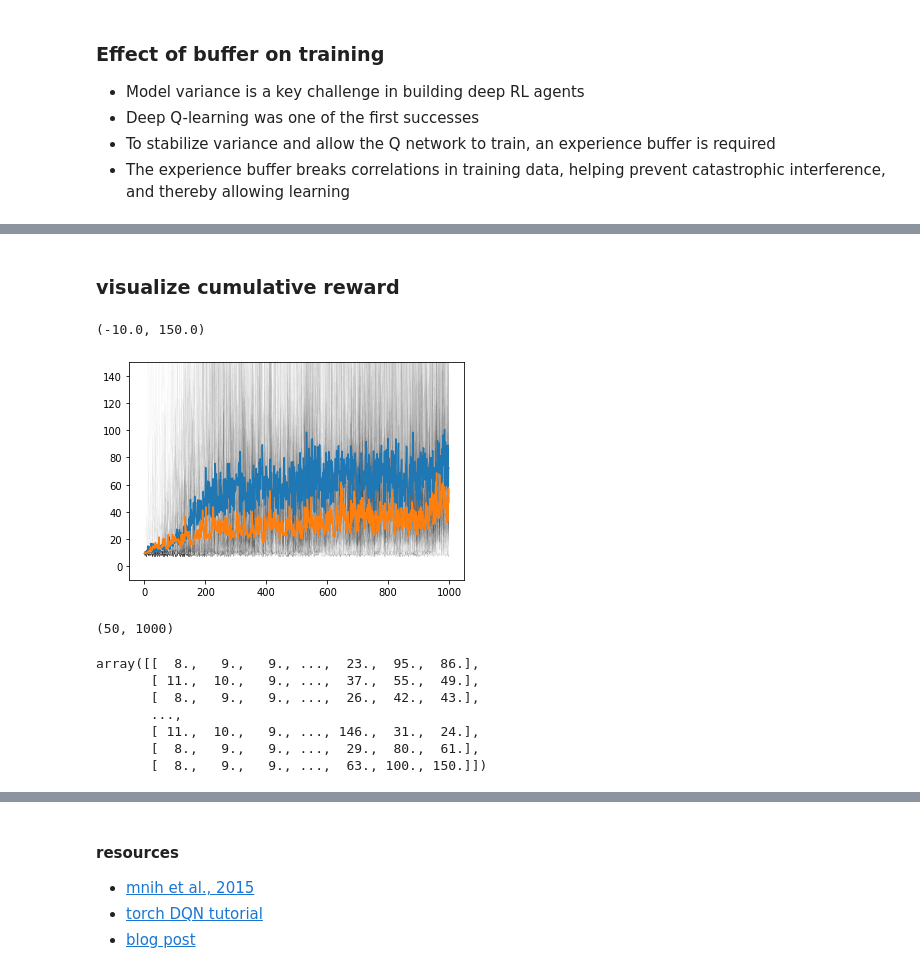
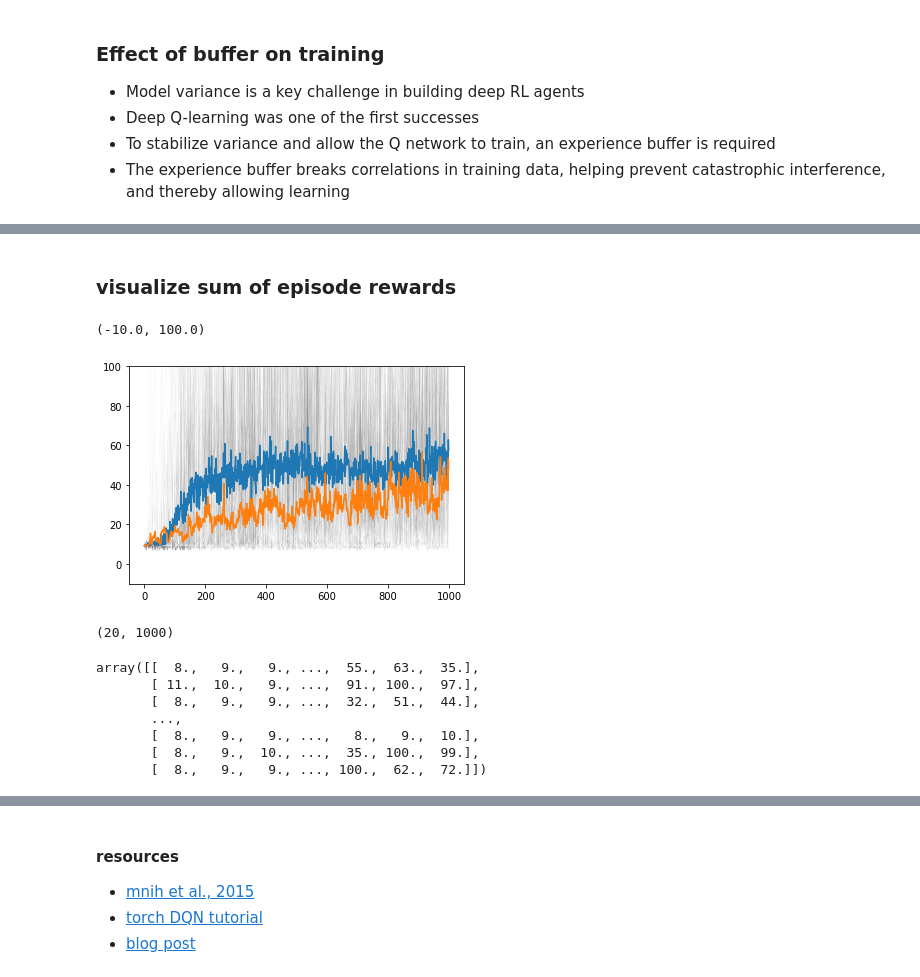
Before and after one commit to andrebeu/gymRL, a Jupyter notebook: DQN_buffer/buffer_study.ipynb, the cells around one changed output, grey strips where cells are left out. Drawn from its saved outputs; the diff is of its cells as text; code cells hidden in the pictures.

Commit message:
finished buffer study

```diff
--- a/run.ipynb
+++ b/DQN_buffer/buffer_study.ipynb
@@ -21,7 +21,7 @@ import gym
 %autoreload 2
 # %%
 # setup
-def experiment(nseeds,neps, buff_mode='online',actpi='argmax',eps=0):
+def experiment(nseeds,neps,kwargs):
   """
   interactrion logic
   a < agent(s,h)
@@ -35,10 +35,8 @@ def experiment(nseeds,neps, buff_mode='online',actpi='argmax',eps=0):
     tr.manual_seed(s)
     # setup
     agent = DQN()
-    task = Task()
-    buffer = Buffer()
-    # argmax policy
-#     if actpi=='argmax': eps = 0.9
+    task = Task(max_ep_len=kwargs['max_ep_len'])
+    buffer = Buffer(kwargs['buff_mode'],kwargs['buff_size'])
     for e in range(neps):
         ## score on greedy policy
         episode = task.play_ep(agent.argmax_policy_fn(1.0))
@@ -46,20 +44,23 @@ def experiment(nseeds,neps, buff_mode='online',actpi='argmax',eps=0):
         ## train on softmax
         episode = task.play_ep(agent.argmax_policy_fn(0.85))
         buffer.record(episode)
-        expLoD = buffer.sample(mode=buff_mode)
+        expLoD = buffer.sample(kwargs['batch_size'])
         # update
         exp = unpack_expL(expLoD)
         agent.train(exp)
   return metric
 # %%
 # run experiments
-ns,ni=50,1000
+ns,ni=20,1000
+kwargs = {'buff_size':500,'batch_size':128,'max_ep_len':100}
 # sample from recent episodes
-m_episodic = experiment(ns,ni,buff_mode='episodic')
+kwargs['buff_mode']='episodic'
+m_episodic = experiment(ns,ni,kwargs)
 # sample from distant past
-m_online = experiment(ns,ni,buff_mode='online')
+kwargs['buff_mode']='online'
+m_online = experiment(ns,ni,kwargs)
 # %% [markdown]
-### visualize cumulative reward
+### visualize sum of episode rewards
 # %%
 def plt_metric(metric):
   # seeds and mean
@@ -72,22 +73,22 @@ def plt_metric(metric):
 # %%
 for metric in [m_online,m_episodic]:
   plt_metric(metric)
 ax = plt.gca()
-ax.set_ylim(-10,150)
+ax.set_ylim(-10,kwargs['max_ep_len'])
 # %% [output]
-(-10.0, 150.0)
+(-10.0, 100.0)
-[figure, old version]
+[figure, new version]
 # %%
 metric.shape
 # %% [output]
-(50, 1000)
+(20, 1000)
 # %%
 metric
 # %% [output]
-array([[  8.,   9.,   9., ...,  23.,  95.,  86.],
-       [ 11.,  10.,   9., ...,  37.,  55.,  49.],
-       [  8.,   9.,   9., ...,  26.,  42.,  43.],
+array([[  8.,   9.,   9., ...,  55.,  63.,  35.],
+       [ 11.,  10.,   9., ...,  91., 100.,  97.],
+       [  8.,   9.,   9., ...,  32.,  51.,  44.],
        ...,
-       [ 11.,  10.,   9., ..., 146.,  31.,  24.],
-       [  8.,   9.,   9., ...,  29.,  80.,  61.],
-       [  8.,   9.,   9., ...,  63., 100., 150.]])
+       [  8.,   9.,   9., ...,   8.,   9.,  10.],
+       [  8.,   9.,  10., ...,  35., 100.,  99.],
+       [  8.,   9.,   9., ..., 100.,  62.,  72.]])
```
Also changed, not shown: parts of 1 cell of this notebook, 6 other files.
